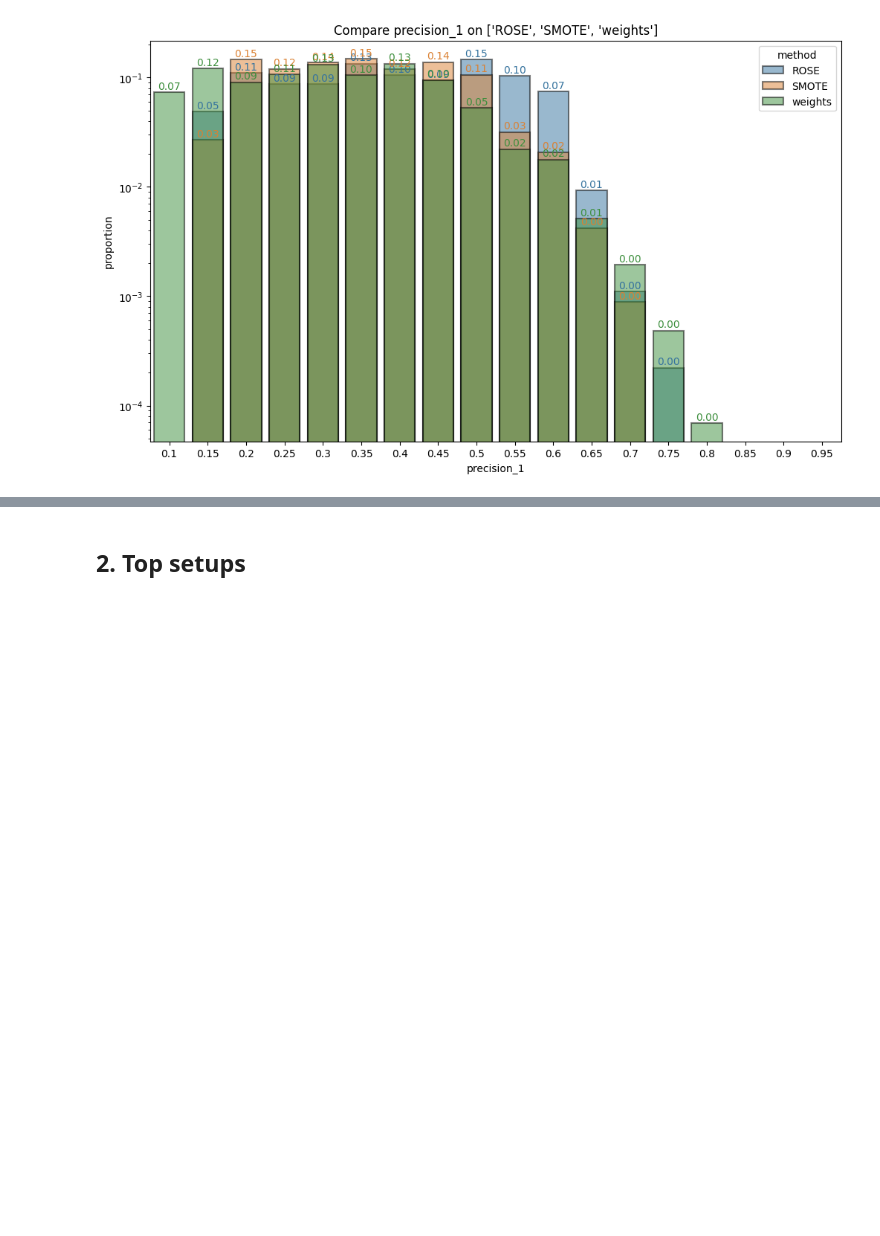
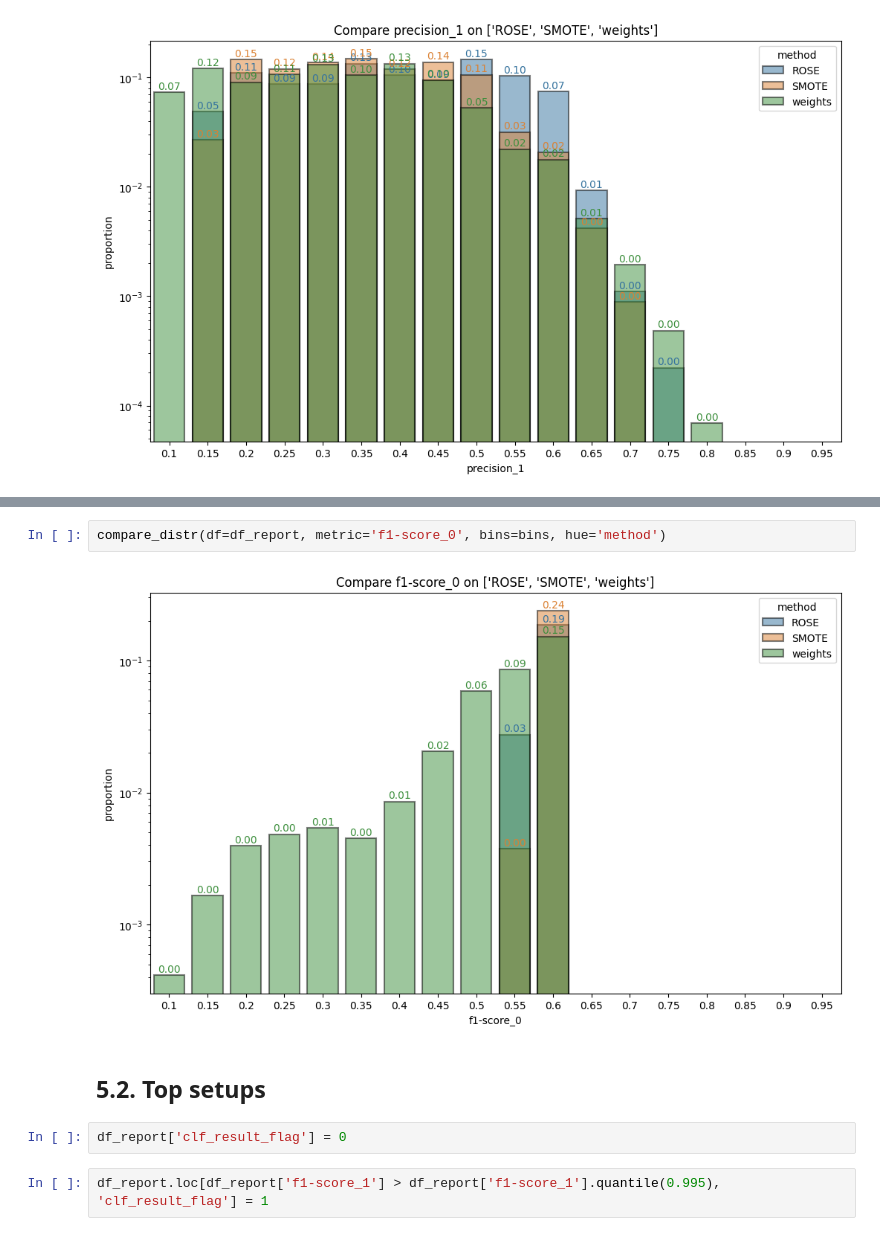
Before and after one commit to shvetsmaksym/Taiwan-Companies-Bankruptcy-Prediction, a Jupyter notebook: custom-hyperparams-optimization.ipynb, the cells around one changed output, grey strips where cells are left out. Drawn from its saved outputs; the diff is of its cells as text; blank space fills up the shorter version.

```diff
--- a/tree_based_models.ipynb
+++ b/custom-hyperparams-optimization.ipynb
@@ -729,2 +750,10 @@ compare_distr(df=df_report, metric='precision_1', bins=bins, hue='method')
+# %%
+compare_distr(df=df_report, metric='f1-score_0', bins=bins, hue='method')
+# %% [output]
+[figure, added]
 # %% [markdown]
-## 2. Top setups
+## 5.2. Top setups
+# %%
+df_report['clf_result_flag'] = 0
+# %%
+df_report.loc[df_report['f1-score_1'] > df_report['f1-score_1'].quantile(0.995), 'clf_result_flag'] = 1
```
Also changed, not shown: parts of 25 cells of this notebook, 3 other files.
